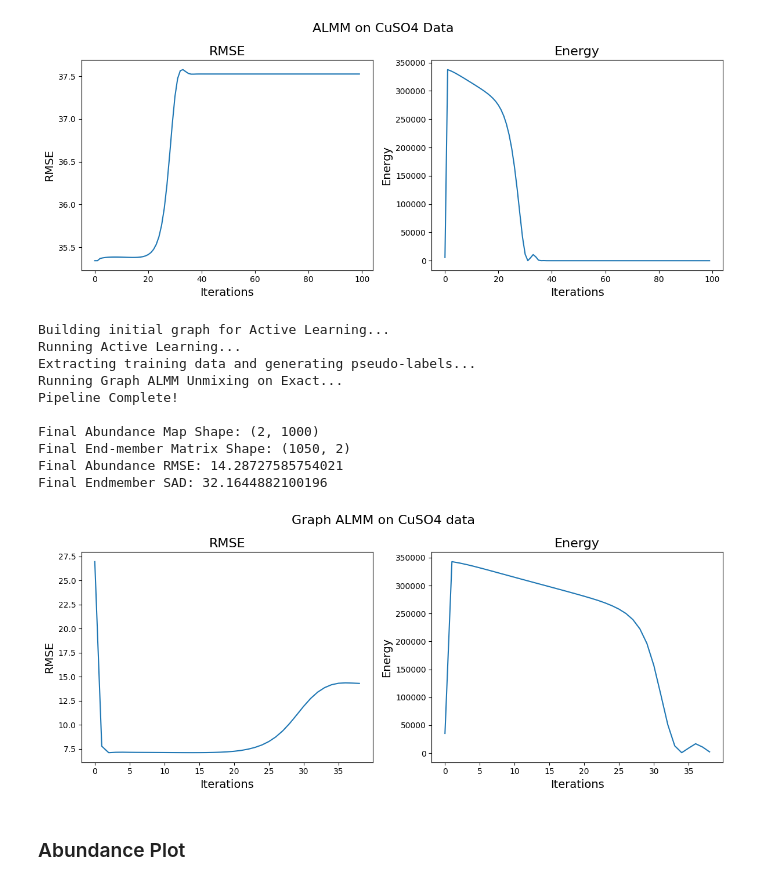
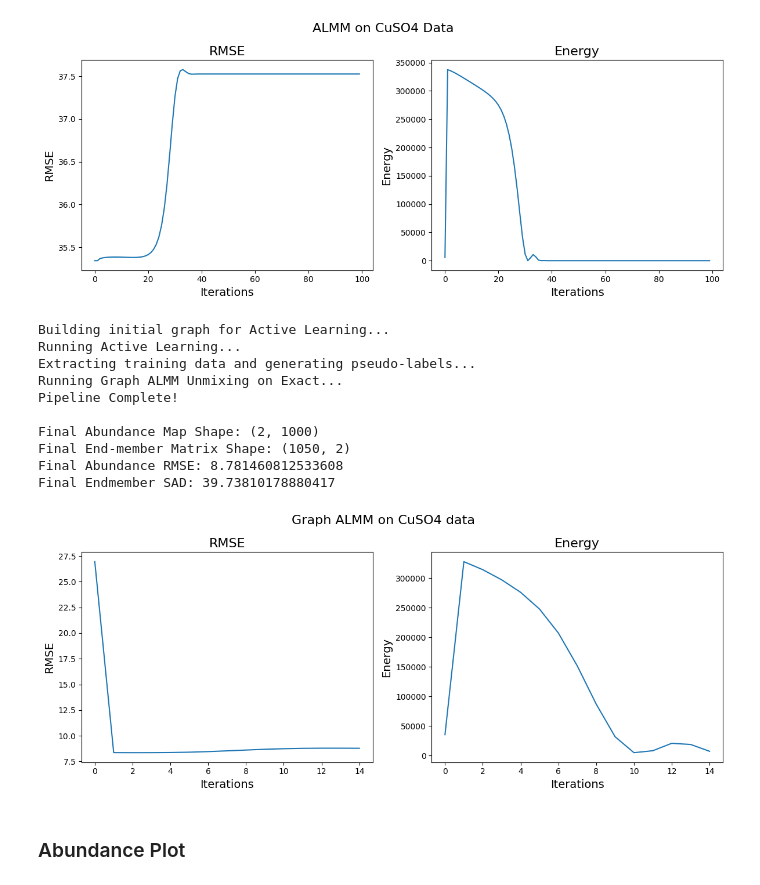
Before and after one commit to mtyler1059/Nearly-Blind-Hyperspectral-Unmixing, a Jupyter notebook: chem_experiments.ipynb, the cells around one changed output. Cells and saved outputs as stored; diff of their text form; code cells hidden in the pictures.

```diff
--- a/chem_experiments.ipynb
+++ b/chem_experiments.ipynb
@@ -1534,41 +1511,41 @@ ALMM_CuSO4_RMSE, ALMM_CuSO4_energy, __, __ = algo_2_almm_optimized(X = X_chem_Cu
 # %%
 # Graph ALMM
 # ==========
-# Best RMSE: 6.62960564177128
+# Best RMSE: 8.781460812533608 (matches)
 # Best alpha: 5.499999999999999e-07
 # Best M_total: 4.0
-# Best xi: 1
+# Best xi: 10
 # Best label: Exact
 
 beta_0 = (1e-3 + 1e-2)/2
 gamma_0 = (1e-3 + 1e-2)/2
 eta_0 = (1e-3 + 1e-2)/2
 
 # Actual run
 A_graph_almm_CuSO4, S_graph_almm_CuSO4, A_rmse_graph_almm_CuSO4, S_rmse_graph_almm_CuSO4 = run_unmixing_pipeline_example2(X = X_chem_CuSO4, A_gt = A_gt_chem_CuSO4, S_gt = S_gt_chem_CuSO4, N = samples,
                                                                                                                         alpha = 5.5e-7, beta = beta_0, gamma = gamma_0, eta = eta_0, maxIter = iters,
-                                                                                                                        M_total_0 = 4.0, m_0 = 2, xi_0 = 0.001,
+                                                                                                                        M_total_0 = 4.0, m_0 = 2, xi_0 = 10,
                                                                                                                         OH_labels = False, print_bool = True,
                                                                                                                         A_error = False, RMSE_plot = False, Energy_plot = False, title_0 = "Graph ALMM on CuSO4 data", array_plots = False)
 
 # Error and Energy arrays
 graph_almm_CuSO4_RMSE, graph_almm_CuSO4_energy, __, __ = run_unmixing_pipeline_example2(X = X_chem_CuSO4, A_gt = A_gt_chem_CuSO4, S_gt = S_gt_chem_CuSO4, N = samples,
                                                                                         alpha = 5.5e-7, beta = beta_0, gamma = gamma_0, eta = eta_0, maxIter = iters,
-                                                                                        M_total_0 = 4.0, m_0 = 2, xi_0 = 0.001,
+                                                                                        M_total_0 = 4.0, m_0 = 2, xi_0 = 10,
                                                                                         OH_labels = False, print_bool = False,
                                                                                         A_error = False, RMSE_plot = True, Energy_plot = True, title_0 = "Graph ALMM on CuSO4 data", array_plots = True)
 # %% [output]
 Building initial graph for Active Learning...
 Running Active Learning...
 Extracting training data and generating pseudo-labels...
 Running Graph ALMM Unmixing on Exact...
 Pipeline Complete!
 
 Final Abundance Map Shape: (2, 1000)
 Final End-member Matrix Shape: (1050, 2)
-Final Abundance RMSE: 14.28727585754021
-Final Endmember SAD: 32.1644882100196
+Final Abundance RMSE: 8.781460812533608
+Final Endmember SAD: 39.73810178880417
-[figure, old version]
+[figure, new version]
 # %% [markdown]
 ### Abundance Plot
 # %%
```
Also changed, not shown: parts of 19 cells of this notebook, 12 other files.
